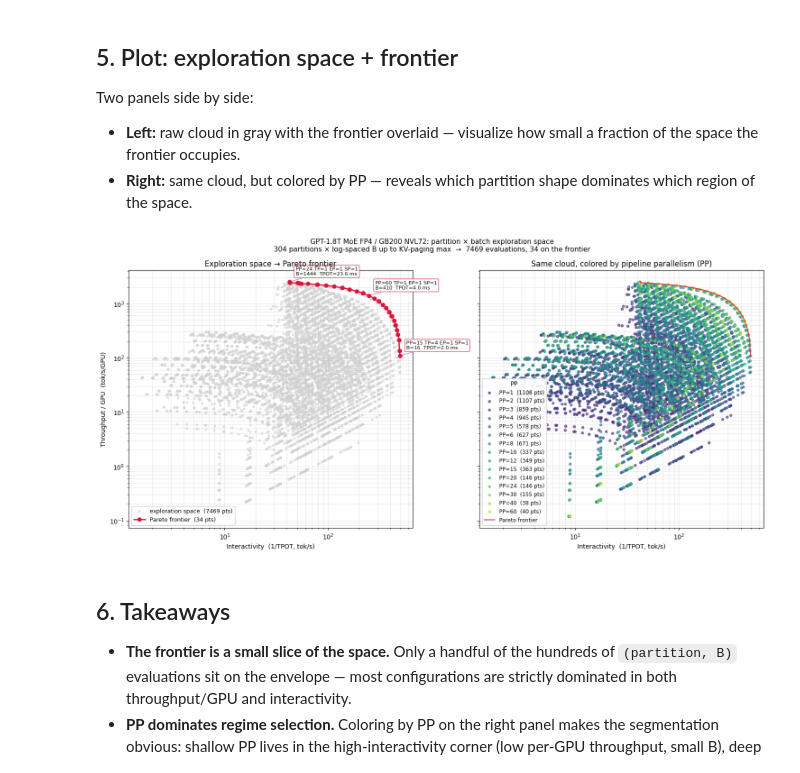
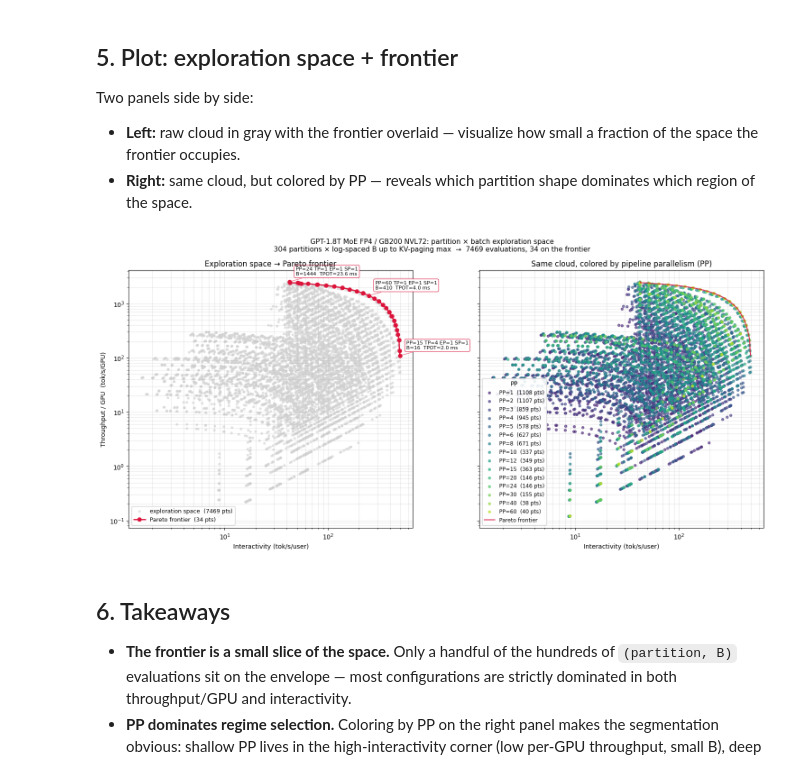
Before and after one commit to spiceMonkey/flare-llm, a Jupyter notebook: notebooks/pareto_basic.ipynb, the cells around one changed output. Cells and saved outputs as stored; diff of their text form; code cells hidden in the pictures.

```diff
--- a/notebooks/pareto_basic.ipynb
+++ b/notebooks/pareto_basic.ipynb
@@ -245,7 +245,7 @@ for i in idxs:
 
 axL.set_xscale("log")
 axL.set_yscale("log")
-axL.set_xlabel("Interactivity  (1/TPOT, tok/s)")
+axL.set_xlabel("Interactivity (tok/s/user)")
 axL.set_ylabel("Throughput / GPU  (tok/s/GPU)")
 axL.set_title("Exploration space → Pareto frontier")
 axL.grid(True, which="both", alpha=0.3)
@@ -253,35 +253,35 @@ axL.legend(loc="lower left", fontsize=9, framealpha=0.9)
 
 # --- Right panel: colored by PP ---
 pps_sorted = sorted({p.partition.PP for p in all_points})
 cmap = plt.get_cmap("viridis")
 pp_colors = {pp: cmap(0.1 + 0.8 * i / max(1, len(pps_sorted) - 1))
              for i, pp in enumerate(pps_sorted)}
 
 for pp in pps_sorted:
     sub = [p for p in all_points if p.partition.PP == pp]
     axR.scatter([p.interactivity for p in sub],
                 [p.tput_per_gpu for p in sub],
                 s=14, color=pp_colors[pp], alpha=0.65,
                 label=f"PP={pp}  ({len(sub)} pts)")
 axR.plot(xs_fr, ys_fr, "-", color="crimson", lw=1.6, alpha=0.85,
          label="Pareto frontier")
 
-axR.set_xlabel("Interactivity  (1/TPOT, tok/s)")
+axR.set_xlabel("Interactivity (tok/s/user)")
 axR.set_title("Same cloud, colored by pipeline parallelism (PP)")
 axR.grid(True, which="both", alpha=0.3)
 axR.legend(loc="lower left", fontsize=8.5, framealpha=0.9, title="PP")
 
 fig.suptitle(
     f"GPT-1.8T MoE FP4 / GB200 NVL72: partition × batch exploration space\n"
     f"{len(partitions)} partitions × log-spaced B up to KV-paging max  →  "
     f"{len(all_points)} evaluations, {len(frontier)} on the frontier",
     fontsize=11,
 )
 fig.tight_layout()
 fig.savefig("assets/pareto_basic.png", dpi=130, bbox_inches="tight")
 plt.show()
 # %% [output]
-[figure, old version]
+[figure, new version]
 # %% [markdown]
 ## 6. Takeaways
 
```
Also changed, not shown: 3 other files.
